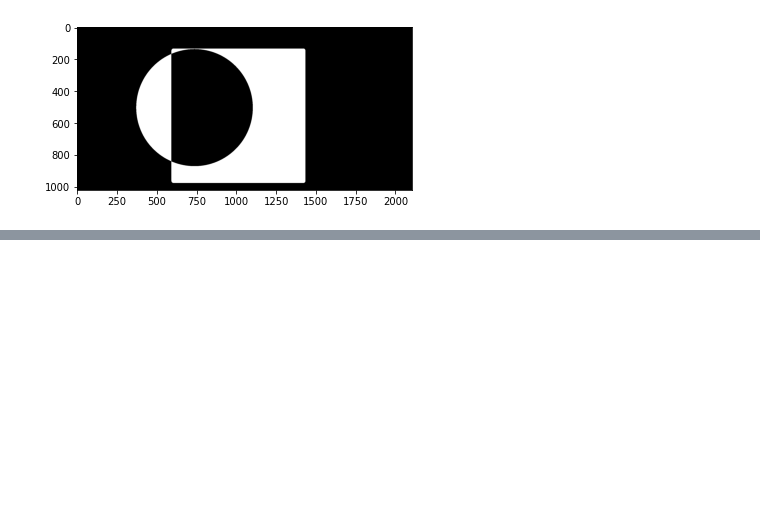
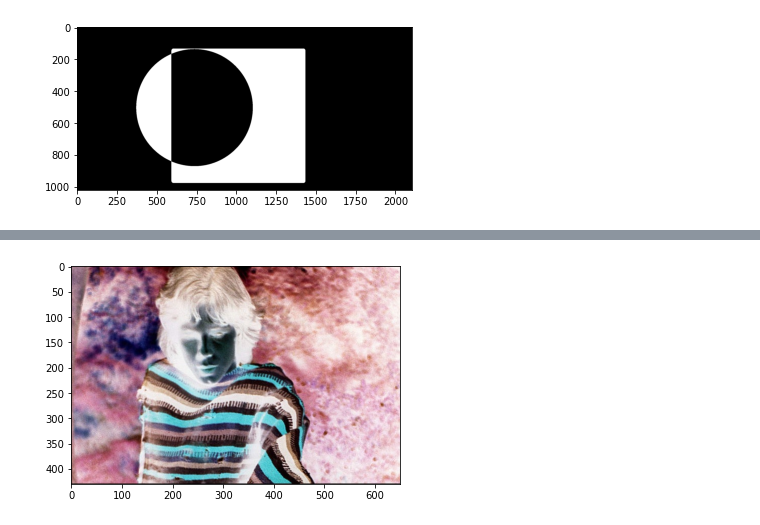
Before and after one commit to jarminett/Text-Mining, a Jupyter notebook: Hojas de Trabajo/HT02_0710082.ipynb, the cells around one changed output, grey strips where cells are left out. Drawn from its saved outputs; the diff is of its cells as text; code cells hidden in the pictures; blank space fills up the shorter version.

```diff
--- a/Hojas de Trabajo/HT02_0710082.ipynb
+++ b/Hojas de Trabajo/HT02_0710082.ipynb
@@ -103,0 +145,18 @@ plt.imshow(resultado_xor, 'gray')
+# %%
+def negative_transform(input_image):
+    output_image = 255 - input_image
+    return output_image
+
+def lineal_transform(input_image,alpha,beta):
+    output_image = (alpha*input_image) + beta
+    return output_image
+
+def log_transform(input_image):
+    input_image = np.array(input_image, dtype = np.uint16)
+    alpha = 255 / np.log(1 + np.max(input_image))
+    output_image =  alpha * np.log(input_image)
+    return np.array(output_image, dtype = np.uint8)
+
+def exp_transform(input_image, alpha, gamma):
+    output_image = alpha*(((input_image)/255)**gamma)
+    return output_image*255
@@ -103,0 +169,8 @@ plt.imshow(resultado_xor, 'gray')
+# %%
+#Negative Transform
+output_file = "nick_negative.jpg"
+cv2.imwrite(output_file, negative_transform(nick) )
+plt.imshow(cv2.cvtColor(cv2.imread(output_file, cv2.IMREAD_COLOR), cv2.COLOR_BGR2RGB))
+plt.show()
+# %% [output]
+[figure, added]
```
Also changed, not shown: parts of 10 cells of this notebook.
